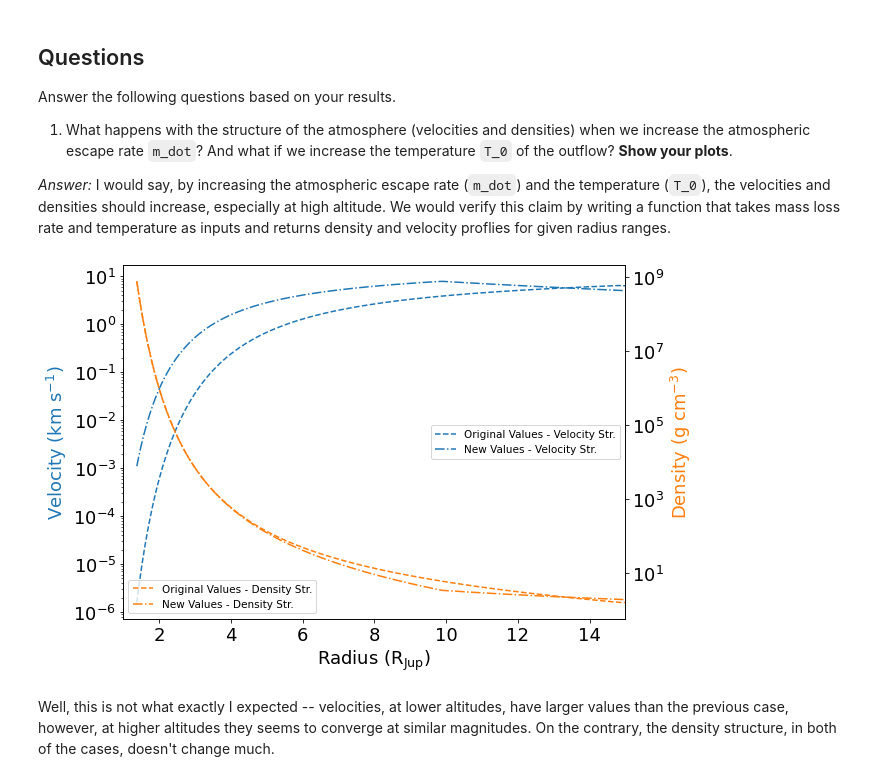
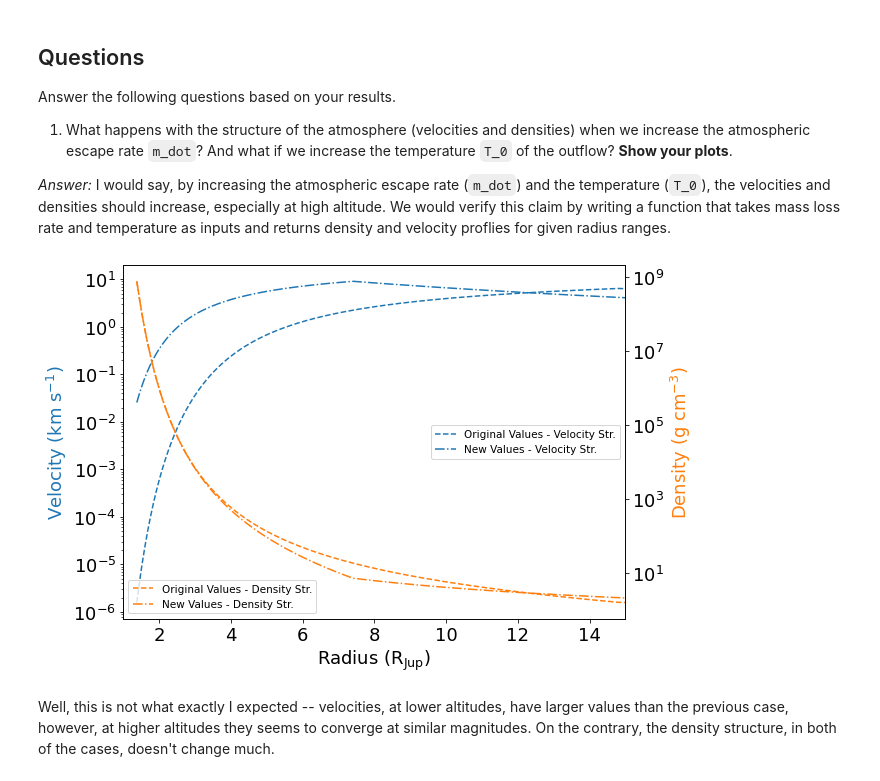
Before and after one commit to Jayshil/escape-modelling, a Jupyter notebook: Parker_wind_model.ipynb, the cells around one changed output. Cells and saved outputs as stored; diff of their text form; code cells hidden in the pictures.

```diff
--- a/Parker_wind_model.ipynb
+++ b/Parker_wind_model.ipynb
@@ -276,23 +276,23 @@ def structure_mt(rad, mdot, t0, mu, mp):
     return vstr, denst
 # %%
 velo0, den0 = structure_mt(rad=r, mdot=m_dot, t0=T_0, mu=mu, mp=M_pl)
-velo1, den1 = structure_mt(rad=r, mdot=2*m_dot, t0=1.5*T_0, mu=mu, mp=M_pl)
+velo1, den1 = structure_mt(rad=r, mdot=2*m_dot, t0=2*T_0, mu=mu, mp=M_pl)
 
 ax1 = plt.subplot()
 ax2 = ax1.twinx()
 ax1.semilogy(r, velo0, color='C0', ls='--', label='Original Values - Velocity Str.')
 ax1.semilogy(r, velo1, color='C0', ls='-.', label='New Values - Velocity Str.')
 ax1.legend(loc=7, fontsize='xx-small')
 ax2.semilogy(r, den0, color='C1', ls='--', label='Original Values - Density Str.')
 ax2.semilogy(r, den1, color='C1', ls='-.', label='New Values - Density Str.')
 ax1.set_xlabel(r'Radius (R$_{\rm Jup}$)')
 ax1.set_ylabel(r'Velocity (km s$^{-1}$)', color='C0')
 ax2.set_ylabel(r'Density (g cm$^{-3}$)', color='C1')
 ax1.set_xlim(1, 15)
 ax2.legend(loc=3, fontsize='xx-small')
 plt.show()
 # %% [output]
-[figure, old version]
+[figure, new version]
 # %% [markdown]
 Well, this is not what exactly I expected -- velocities, at lower altitudes, have larger values than the previous case, however, at higher altitudes they seems to converge at similar magnitudes. On the contrary, the density structure, in both of the cases, doesn't change much.
 # %% [markdown]
```
Also changed, not shown: parts of 5 cells of this notebook.
